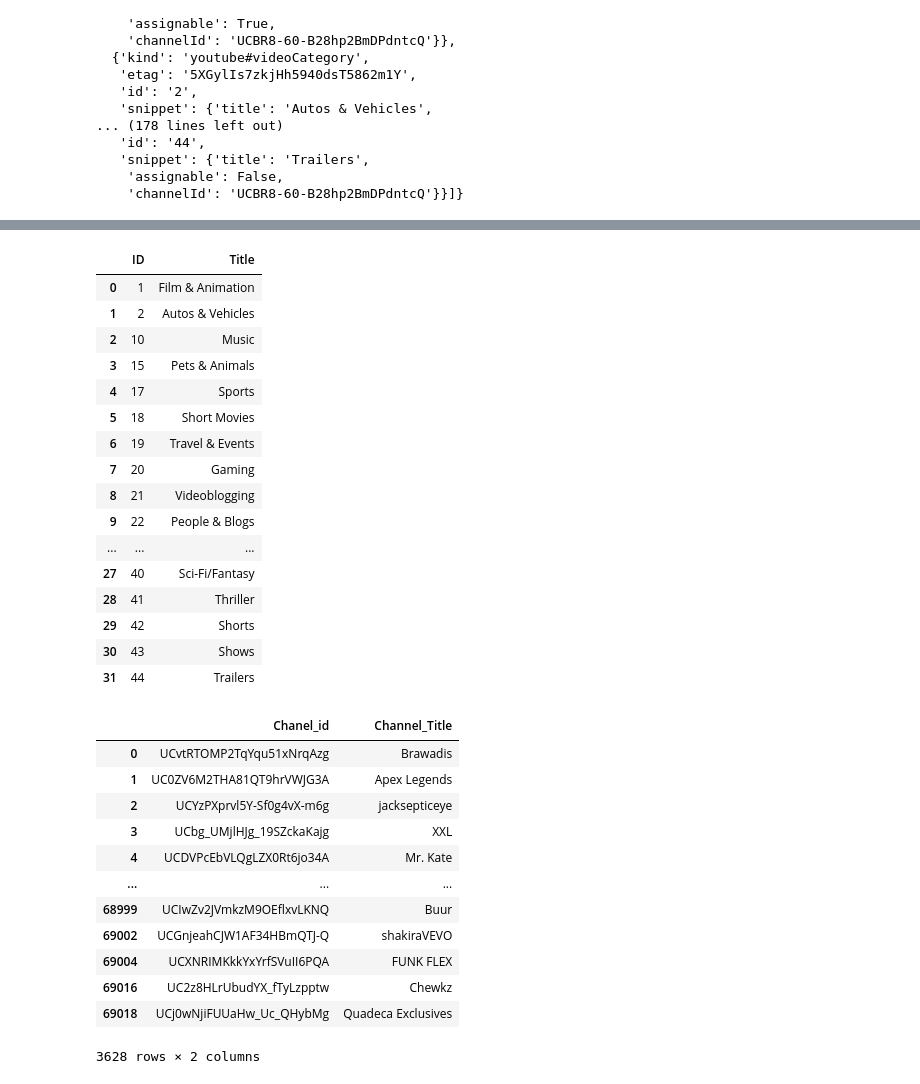
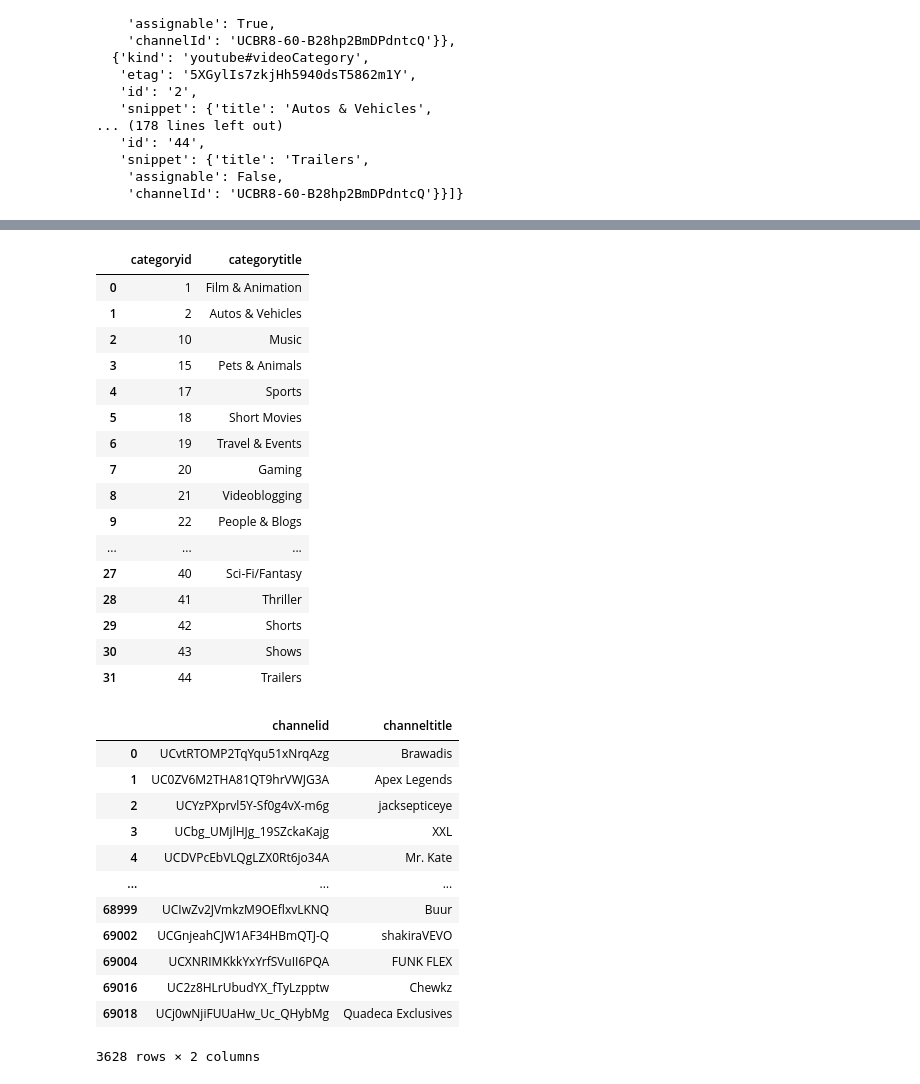
Before and after one commit to ichakrabarty/Grp_5---Youtube-Trending, a Jupyter notebook: main.sq.ipynb, the cells around one changed output, grey strips where cells are left out. Cells and saved outputs as stored; diff of their text form; code cells hidden in the pictures.

```diff
--- a/main.sq.ipynb
+++ b/main.sq.ipynb
@@ -189,10 +205,10 @@ df_test
 | 30 | youtube#videoCategory | 2sKmjip5q7FHJgqkHvnpMDgmddE | 43 | Shows | False | UCBR8-60-B28hp2BmDPdntcQ |
 | 31 | youtube#videoCategory | 3IaZjRK8JeIkLMfRDX57P4FFb9A | 44 | Trailers | False | UCBR8-60-B28hp2BmDPdntcQ |
 # %%
-categories_df = df_test[['id','snippet.title']].rename(columns={'id':'ID','snippet.title': 'Title'})
+categories_df = df_test[['id','snippet.title']].rename(columns={'id':'categoryid','snippet.title': 'categorytitle'})
 categories_df
 # %% [output]
-|  | ID | Title |
+|  | categoryid | categorytitle |
 | 0 | 1 | Film & Animation |
 | 1 | 2 | Autos & Vehicles |
 | 2 | 10 | Music |
@@ -210,10 +226,10 @@ categories_df
 | 30 | 43 | Shows |
 | 31 | 44 | Trailers |
 # %%
-channel_df = youtube_df[['Chanel_id','Channel_Title']].drop_duplicates()
+channel_df = youtube_df[['Chanel_id','Channel_Title']].drop_duplicates().rename(columns={'Chanel_id':'channelid','Channel_Title':'channeltitle'})
 channel_df
 # %% [output]
-|  | Chanel_id | Channel_Title |
+|  | channelid | channeltitle |
 | 0 | UCvtRTOMP2TqYqu51xNrqAzg | Brawadis |
 | 1 | UC0ZV6M2THA81QT9hrVWJG3A | Apex Legends |
 | 2 | UCYzPXprvl5Y-Sf0g4vX-m6g | jacksepticeye |
```
Also changed, not shown: parts of 12 cells of this notebook.
